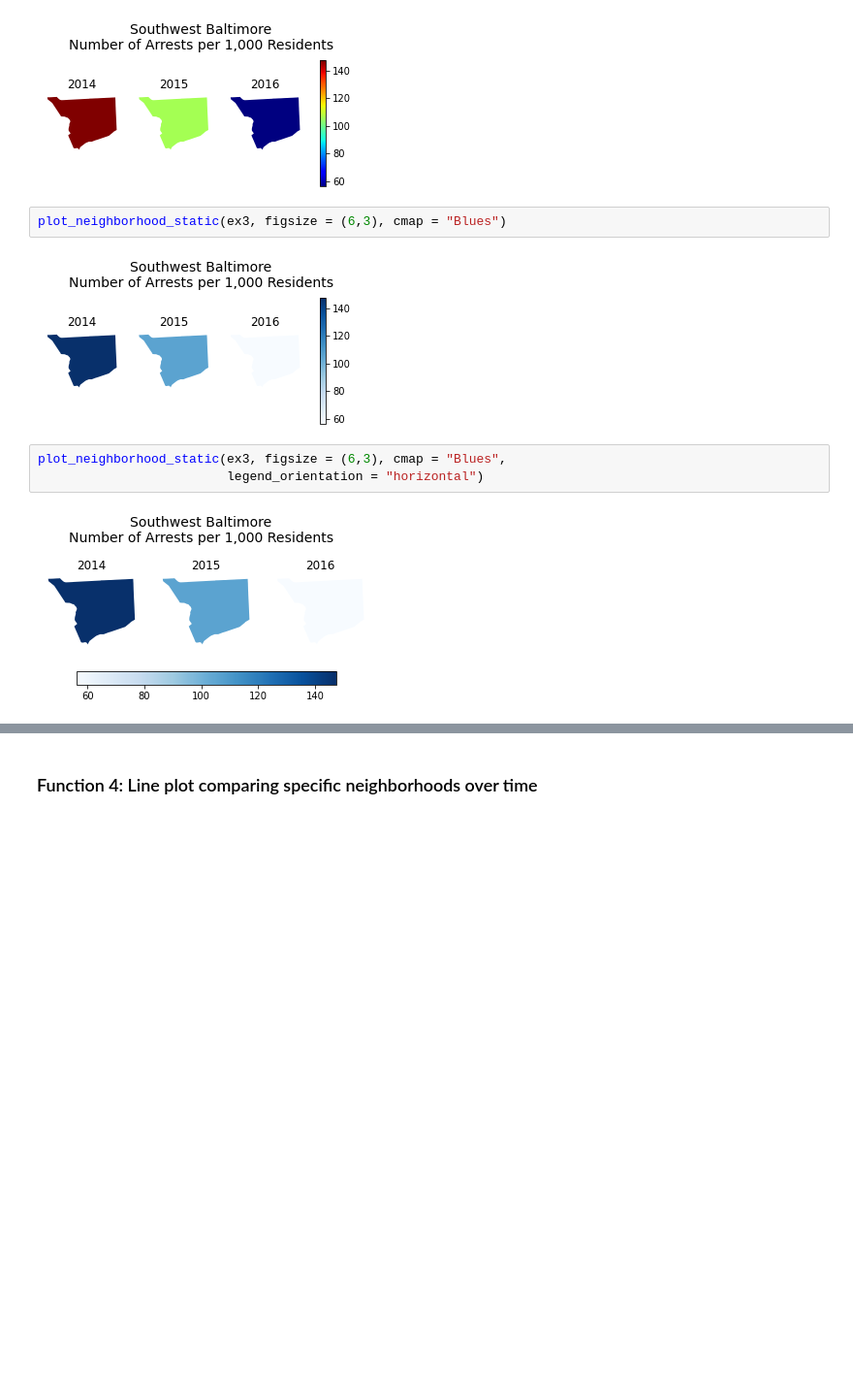
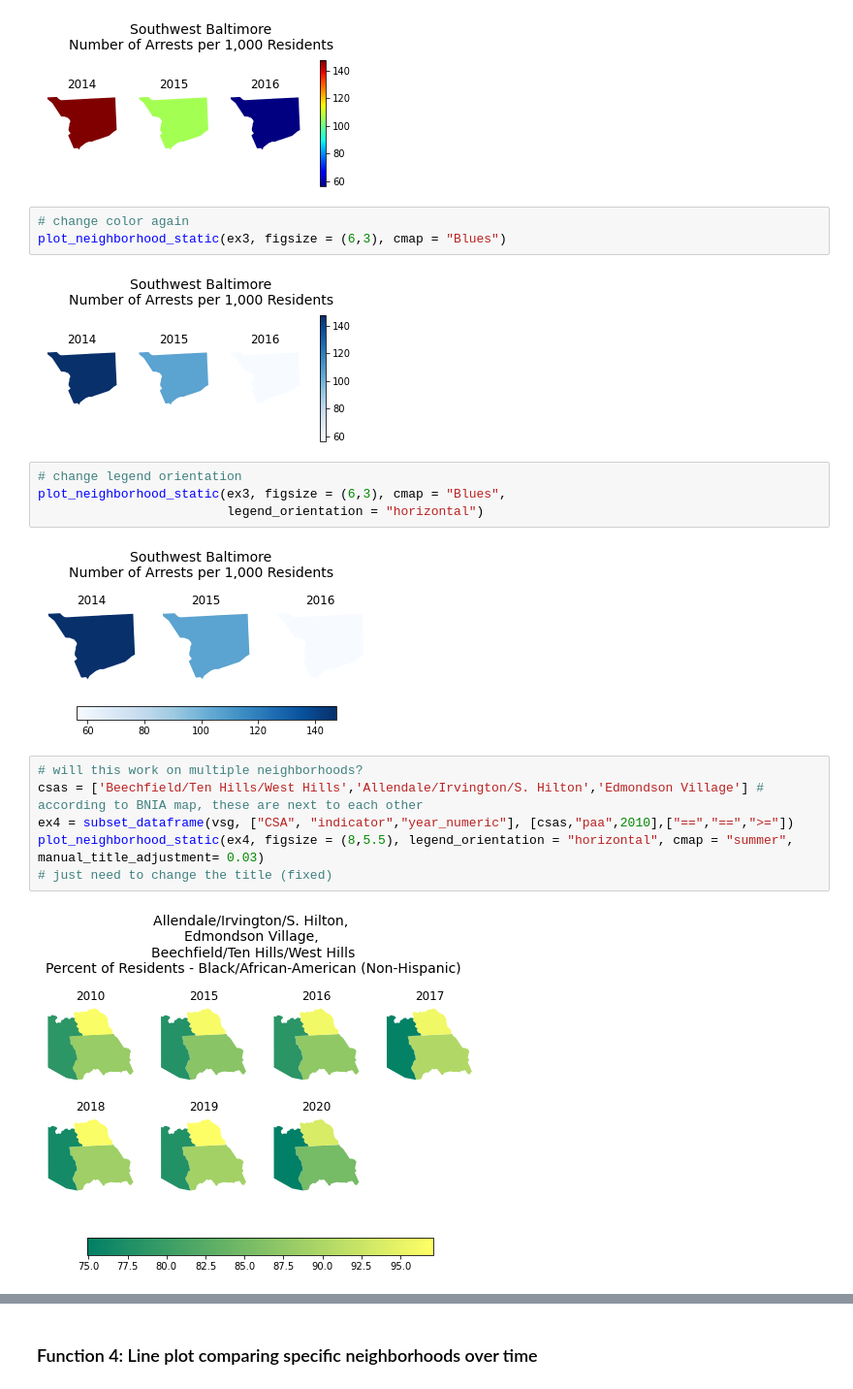
Before and after one commit to ejf78/cdc_vitalsigns, a Jupyter notebook: Vital Signs Analysis.ipynb, the cells around one changed output, grey strips where cells are left out. Shown: that part at 97% size. Saved outputs shown, nothing was run; the diff lists cells and outputs as text; blank space fills up the shorter version.

```diff
--- a/Vital Signs Analysis.ipynb
+++ b/Vital Signs Analysis.ipynb
@@ -804,11 +799,21 @@ plot_neighborhood_static(ex3, figsize = (6,3), cmap = "jet")
 # %% [output]
 [figure]
 # %%
+# change color again
 plot_neighborhood_static(ex3, figsize = (6,3), cmap = "Blues")
 # %% [output]
 [figure]
 # %%
+# change legend orientation
 plot_neighborhood_static(ex3, figsize = (6,3), cmap = "Blues",
                          legend_orientation = "horizontal")
 # %% [output]
 [figure]
+# %%
+# will this work on multiple neighborhoods?
+csas = ['Beechfield/Ten Hills/West Hills','Allendale/Irvington/S. Hilton','Edmondson Village'] # according to BNIA map, these are next to each other
+ex4 = subset_dataframe(vsg, ["CSA", "indicator","year_numeric"], [csas,"paa",2010],["==","==",">="])
+plot_neighborhood_static(ex4, figsize = (8,5.5), legend_orientation = "horizontal", cmap = "summer", manual_title_adjustment= 0.03)
+# just need to change the title (fixed)
+# %% [output]
+[figure, added]
```
Also changed, not shown: parts of 19 cells of this notebook.
